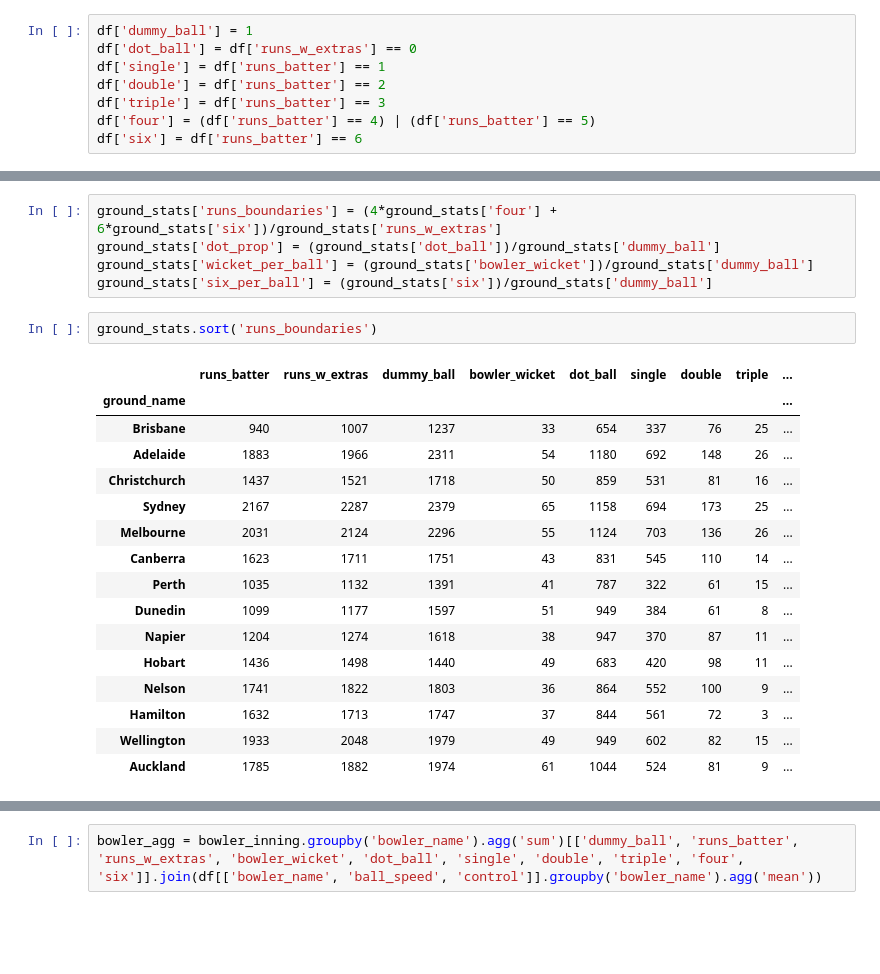
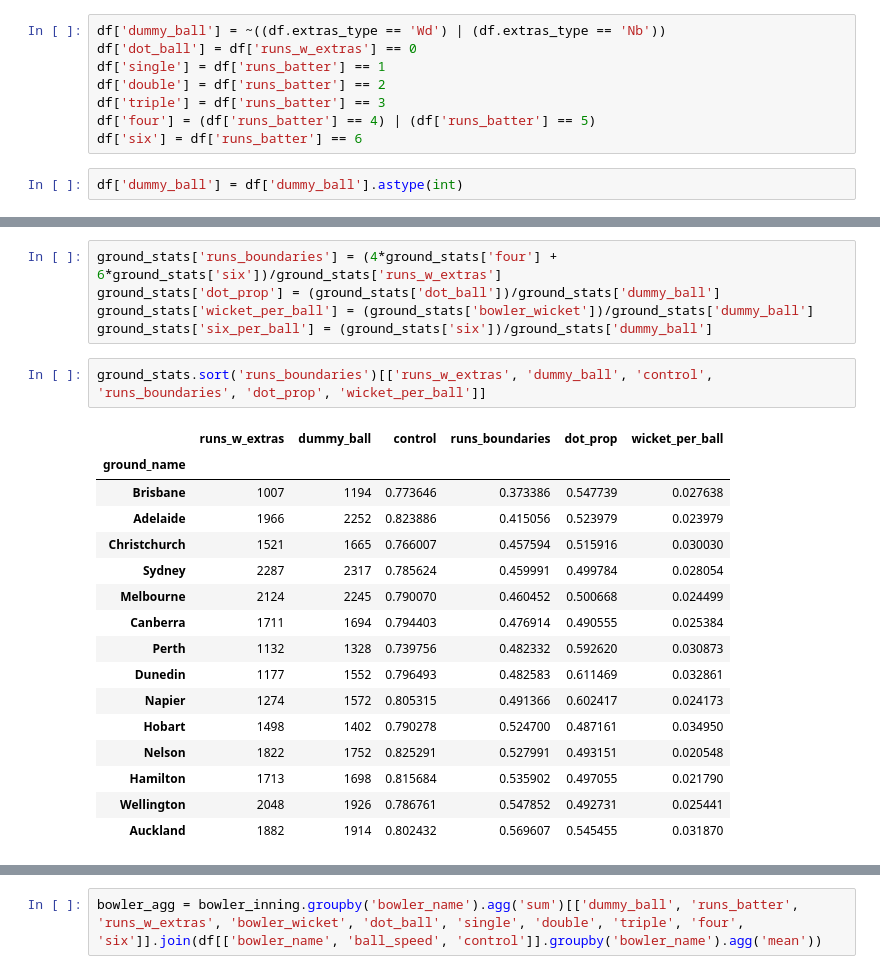
Before and after one commit to rishsriv/cricket-wc2015, a Jupyter notebook: wc_analysis.ipynb, the cells around one changed output, grey strips where cells are left out. Drawn from its saved outputs; the diff is of its cells as text; blank space fills up the shorter version.

```diff
--- a/wc_analysis.ipynb
+++ b/wc_analysis.ipynb
@@ -112,13 +112,15 @@ def left_hander_standardization(row):
 # %%
 df['ended_x'], df['landing_x'] = zip(*df.apply(left_hander_standardization, axis=1))
 # %%
-df['dummy_ball'] = 1
+df['dummy_ball'] = ~((df.extras_type == 'Wd') | (df.extras_type == 'Nb'))
 df['dot_ball'] = df['runs_w_extras'] == 0
 df['single'] = df['runs_batter'] == 1
 df['double'] = df['runs_batter'] == 2
 df['triple'] = df['runs_batter'] == 3
 df['four'] = (df['runs_batter'] == 4) | (df['runs_batter'] == 5)
 df['six'] = df['runs_batter'] == 6
+# %%
+df['dummy_ball'] = df['dummy_ball'].astype(int)
 # %%
 def get_height(i):
     if i <=0.5: return 'low_height'
@@ -241,21 +272,21 @@ ground_stats['dot_prop'] = (ground_stats['dot_ball'])/ground_stats['dummy_ball']
 ground_stats['wicket_per_ball'] = (ground_stats['bowler_wicket'])/ground_stats['dummy_ball']
 ground_stats['six_per_ball'] = (ground_stats['six'])/ground_stats['dummy_ball']
 # %%
-ground_stats.sort('runs_boundaries')
+ground_stats.sort('runs_boundaries')[['runs_w_extras', 'dummy_ball', 'control', 'runs_boundaries', 'dot_prop', 'wicket_per_ball']]
 # %% [output]
-|  | runs_batter | runs_w_extras | dummy_ball | bowler_wicket | dot_ball | single | double | triple | ... |
-| ground_name |  |  |  |  |  |  |  |  | ... |
-| Brisbane | 940 | 1007 | 1237 | 33 | 654 | 337 | 76 | 25 | ... |
-| Adelaide | 1883 | 1966 | 2311 | 54 | 1180 | 692 | 148 | 26 | ... |
-| Christchurch | 1437 | 1521 | 1718 | 50 | 859 | 531 | 81 | 16 | ... |
-| Sydney | 2167 | 2287 | 2379 | 65 | 1158 | 694 | 173 | 25 | ... |
-| Melbourne | 2031 | 2124 | 2296 | 55 | 1124 | 703 | 136 | 26 | ... |
-| Canberra | 1623 | 1711 | 1751 | 43 | 831 | 545 | 110 | 14 | ... |
-| Perth | 1035 | 1132 | 1391 | 41 | 787 | 322 | 61 | 15 | ... |
-| Dunedin | 1099 | 1177 | 1597 | 51 | 949 | 384 | 61 | 8 | ... |
-| Napier | 1204 | 1274 | 1618 | 38 | 947 | 370 | 87 | 11 | ... |
-| Hobart | 1436 | 1498 | 1440 | 49 | 683 | 420 | 98 | 11 | ... |
-| Nelson | 1741 | 1822 | 1803 | 36 | 864 | 552 | 100 | 9 | ... |
-| Hamilton | 1632 | 1713 | 1747 | 37 | 844 | 561 | 72 | 3 | ... |
-| Wellington | 1933 | 2048 | 1979 | 49 | 949 | 602 | 82 | 15 | ... |
-| Auckland | 1785 | 1882 | 1974 | 61 | 1044 | 524 | 81 | 9 | ... |
+|  | runs_w_extras | dummy_ball | control | runs_boundaries | dot_prop | wicket_per_ball |
+| ground_name |  |  |  |  |  |  |
+| Brisbane | 1007 | 1194 | 0.773646 | 0.373386 | 0.547739 | 0.027638 |
+| Adelaide | 1966 | 2252 | 0.823886 | 0.415056 | 0.523979 | 0.023979 |
+| Christchurch | 1521 | 1665 | 0.766007 | 0.457594 | 0.515916 | 0.030030 |
+| Sydney | 2287 | 2317 | 0.785624 | 0.459991 | 0.499784 | 0.028054 |
+| Melbourne | 2124 | 2245 | 0.790070 | 0.460452 | 0.500668 | 0.024499 |
+| Canberra | 1711 | 1694 | 0.794403 | 0.476914 | 0.490555 | 0.025384 |
+| Perth | 1132 | 1328 | 0.739756 | 0.482332 | 0.592620 | 0.030873 |
+| Dunedin | 1177 | 1552 | 0.796493 | 0.482583 | 0.611469 | 0.032861 |
+| Napier | 1274 | 1572 | 0.805315 | 0.491366 | 0.602417 | 0.024173 |
+| Hobart | 1498 | 1402 | 0.790278 | 0.524700 | 0.487161 | 0.034950 |
+| Nelson | 1822 | 1752 | 0.825291 | 0.527991 | 0.493151 | 0.020548 |
+| Hamilton | 1713 | 1698 | 0.815684 | 0.535902 | 0.497055 | 0.021790 |
+| Wellington | 2048 | 1926 | 0.786761 | 0.547852 | 0.492731 | 0.025441 |
+| Auckland | 1882 | 1914 | 0.802432 | 0.569607 | 0.545455 | 0.031870 |
```
Also changed, not shown: parts of 80 cells of this notebook, 6 other files.
